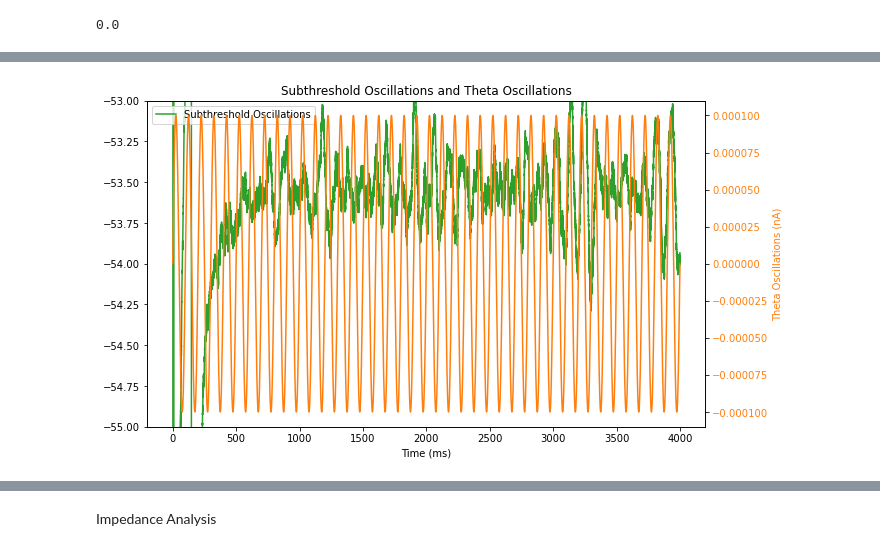
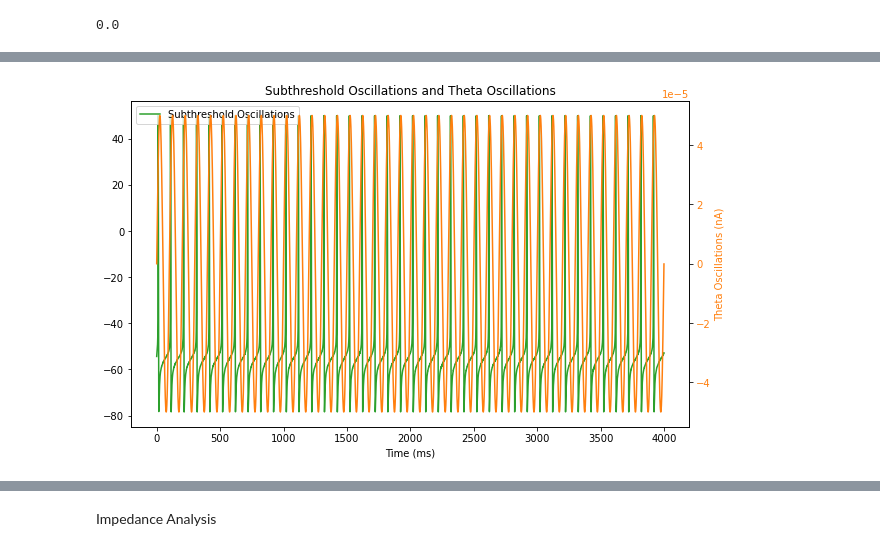
Before and after one commit to tiny-infinity/GridCellsTheta, a Jupyter notebook: single_stell.ipynb, the cells around one changed output, grey strips where cells are left out. Saved outputs shown, nothing was run; the diff lists cells and outputs as text; code cells hidden in the pictures.

```diff
--- a/single_stell.ipynb
+++ b/single_stell.ipynb
@@ -19,7 +19,7 @@ stell_theta_ic.dur = 1e9
 
 time_dur = 8000  # ms
 
-mean, std = -2.75e-3, 3e-4
+mean, std = -3e-3, 3e-4
 time_steps = int(time_dur / h.dt)
 
 noise_arr = np.random.normal(0, std, time_steps)
@@ -35,11 +35,11 @@ noise_arr[half:] += mean + delta
 noise_vec = h.Vector(noise_arr)
 noise_vec.play(stellate_noise_ic._ref_amp, h.dt)
 #stellate_noise_ic.amp = -5e-3
-theta_amp = 1e-4
+theta_amp = 0.5e-4
 theta_freq = 10.0
 theta_arr = theta_amp * np.sin(2 * np.pi * theta_freq * np.arange(0, time_dur, h.dt) / 1000)
 theta_dupe = theta_arr.copy()
-theta_arr[:half] = 0.0
+#theta_arr[half:] = 0.0
 theta_vec = h.Vector(theta_arr)
 theta_vec.play(stell_theta_ic._ref_amp, h.dt)
 
@@ -103,20 +101,20 @@ Interspike intervals (ms): [ 138.5        3866.59999998   87.225        92.825
 # %%
 #subthreshold oscillations and theta oscillations
-smpos_arr = stell_v.to_python()[:half]
-theta_osc_arr = theta_dupe[:half]
+smpos_arr = stell_v.to_python()[half+1:]
+theta_osc_arr = theta_dupe[half:]
 fig,ax = plt.subplots(figsize=(10, 6))
 ax1 = ax.twinx()
 ax1.plot(time.to_python()[:half], theta_osc_arr, color='C1', label='Theta Oscillations')
 ax1.set_ylabel("Theta Oscillations (nA)", color='C1')
 ax1.tick_params(axis='y', labelcolor='C1')
 ax.plot(time.to_python()[:half], smpos_arr, color='C2', label='Subthreshold Oscillations')
 ax.set_xlabel("Time (ms)")
 ax.set_title("Subthreshold Oscillations and Theta Oscillations")
 ax.legend(loc='upper left')
-ax.set_ylim(-55,-53)
+
 plt.show()
 # %% [output]
-[figure, old version]
+[figure, new version]
 # %%
 #spikes to phases
 phases = (np.array(spike_times_array) * theta_freq * 2 * np.pi / 1000) % (2 * np.pi)
```
Also changed, not shown: parts of 4 cells of this notebook, 4 other files.
